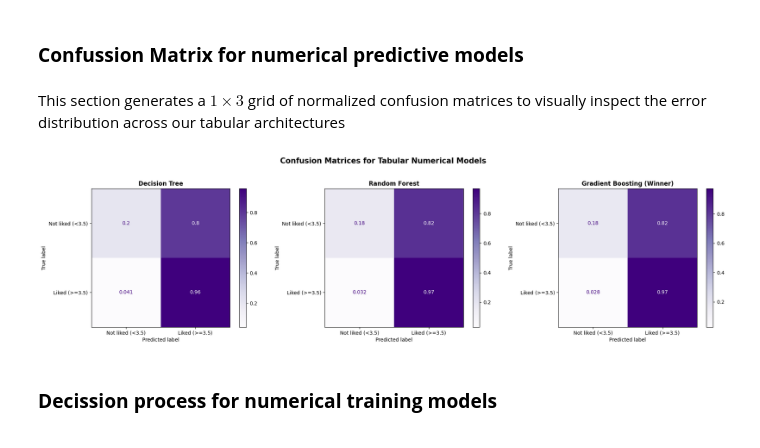
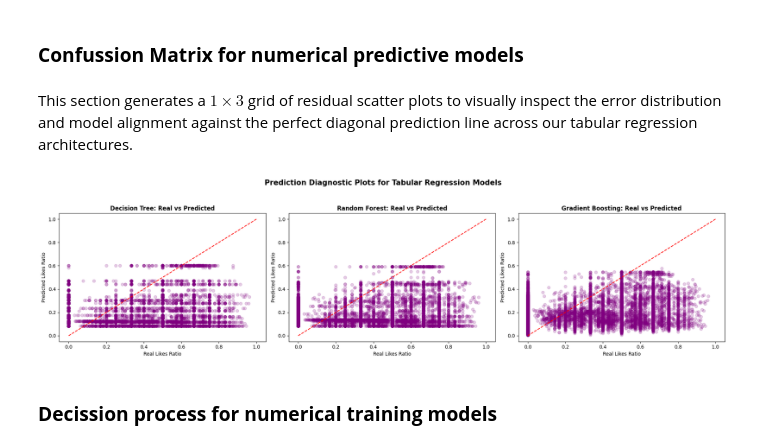
Before and after one commit to IvanGrandi/ML_2_project, a Jupyter notebook: training.ipynb, the cells around one changed output. Drawn from its saved outputs; the diff is of its cells as text; code cells hidden in the pictures.

Commit message:
chore : added attempt to use regression in numerical prediction models

```diff
--- a/training.ipynb
+++ b/training.ipynb
@@ -490,18 +754,21 @@ We train three supervised tree-based algorithms on our numerical features: Decis
 # %%
-print("Training Decision Tree...")
-dt_model = DecisionTreeClassifier(max_depth=5, random_state=42)
+from sklearn.tree import DecisionTreeRegressor
+from sklearn.ensemble import RandomForestRegressor, GradientBoostingRegressor
+
+print("Training Decision Tree Regressor...")
+dt_model = DecisionTreeRegressor(max_depth=5, random_state=42)
 dt_model.fit(X_train_num, y_train_num)
 preds_dt = dt_model.predict(X_test_num)
 
-print("Training Random Forest...")
-rf_model = RandomForestClassifier(n_estimators=100, max_depth=5, random_state=42)
+print("Training Random Forest Regressor...")
+rf_model = RandomForestRegressor(n_estimators=100, max_depth=5, random_state=42)
 rf_model.fit(X_train_num, y_train_num)
 preds_rf = rf_model.predict(X_test_num)
 
-print("Training Gradient Boosting (Boosting)...")
-gb_model = GradientBoostingClassifier(n_estimators=100, learning_rate=0.1, max_depth=3, random_state=42)
+print("Training Gradient Boosting Regressor...")
+gb_model = GradientBoostingRegressor(n_estimators=100, learning_rate=0.1, max_depth=3, random_state=42)
 gb_model.fit(X_train_num, y_train_num)
 preds_gb = gb_model.predict(X_test_num)
 
-print("All models trained succesfully")
+print("All regression models trained successfully")
 # %% [output]
@@ -617,42 +882,35 @@ Gradient Boosting (Boosting)   77.19%    77.86% 97.16%   86.45%
 # %% [markdown]
 ### **Confussion Matrix for numerical predictive models**
 # %% [markdown]
-This section generates a $1 \times 3$ grid of normalized confusion matrices to visually inspect the error distribution across our tabular architectures
+This section generates a $1 \times 3$ grid of residual scatter plots to visually inspect the error distribution and model alignment against the perfect diagonal prediction line across our tabular regression architectures.
 # %%
-import matplotlib.pyplot as plt
-from sklearn.metrics import ConfusionMatrixDisplay
-
-# Set up a 1x3 grid for the 3 numerical models
 fig, axes = plt.subplots(1, 3, figsize=(20, 5))
 
-# 1. Decision Tree Confusion Matrix
-ConfusionMatrixDisplay.from_predictions(
-    y_test_num, preds_dt,
-    display_labels=["Not liked (<3.5)", "Liked (>=3.5)"],
-    ax=axes[0], cmap='Purples', normalize='true'
-)
-axes[0].set_title("Decision Tree", fontsize=12, fontweight='bold')
+# 1. Decision Tree Residuals
+axes[0].scatter(y_test_num, preds_dt, alpha=0.2, color='purple')
+axes[0].plot([0, 1], [0, 1], '--', color='red')
+axes[0].set_title("Decision Tree: Real vs Predicted", fontsize=12, fontweight='bold')
+axes[0].set_xlabel("Real Likes Ratio")
+axes[0].set_ylabel("Predicted Likes Ratio")
 
-# 2. Random Forest Confusion Matrix
-ConfusionMatrixDisplay.from_predictions(
-    y_test_num, preds_rf,
-    display_labels=["Not liked (<3.5)", "Liked (>=3.5)"],
-    ax=axes[1], cmap='Purples', normalize='true'
-)
-axes[1].set_title("Random Forest", fontsize=12, fontweight='bold')
+# 2. Random Forest Residuals
+axes[1].scatter(y_test_num, preds_rf, alpha=0.2, color='purple')
+axes[1].plot([0, 1], [0, 1], '--', color='red')
+axes[1].set_title("Random Forest: Real vs Predicted", fontsize=12, fontweight='bold')
+axes[1].set_xlabel("Real Likes Ratio")
+axes[1].set_ylabel("Predicted Likes Ratio")
 
-# 3. Gradient Boosting Confusion Matrix
-ConfusionMatrixDisplay.from_predictions(
-    y_test_num, preds_gb,
-    display_labels=["Not liked (<3.5)", "Liked (>=3.5)"],
-    ax=axes[2], cmap='Purples', normalize='true'
-)
-axes[2].set_title("Gradient Boosting (Winner)", fontsize=12, fontweight='bold')
+# 3. Gradient Boosting Residuals
+axes[2].scatter(y_test_num, preds_gb, alpha=0.2, color='purple')
+axes[2].plot([0, 1], [0, 1], '--', color='red')
+axes[2].set_title("Gradient Boosting: Real vs Predicted", fontsize=12, fontweight='bold')
+axes[2].set_xlabel("Real Likes Ratio")
+axes[2].set_ylabel("Predicted Likes Ratio")
 
-plt.suptitle("Confusion Matrices for Tabular Numerical Models", fontsize=15, y=1.05, fontweight='bold')
+plt.suptitle("Prediction Diagnostic Plots for Tabular Regression Models", fontsize=15, y=1.05, fontweight='bold')
 plt.tight_layout()
 plt.show()
 # %% [output]
-[figure, old version]
+[figure, new version]
 # %% [markdown]
 ### **Decission process for numerical training models**
```
Also changed, not shown: parts of 34 cells of this notebook.
